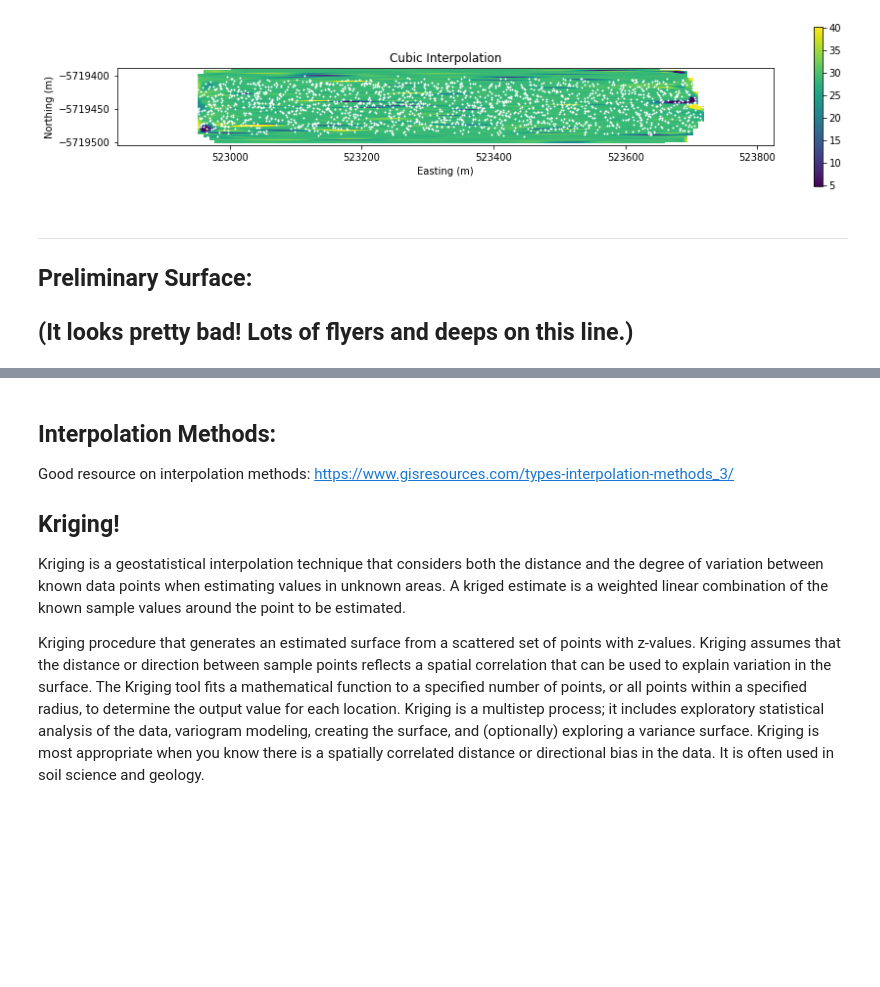
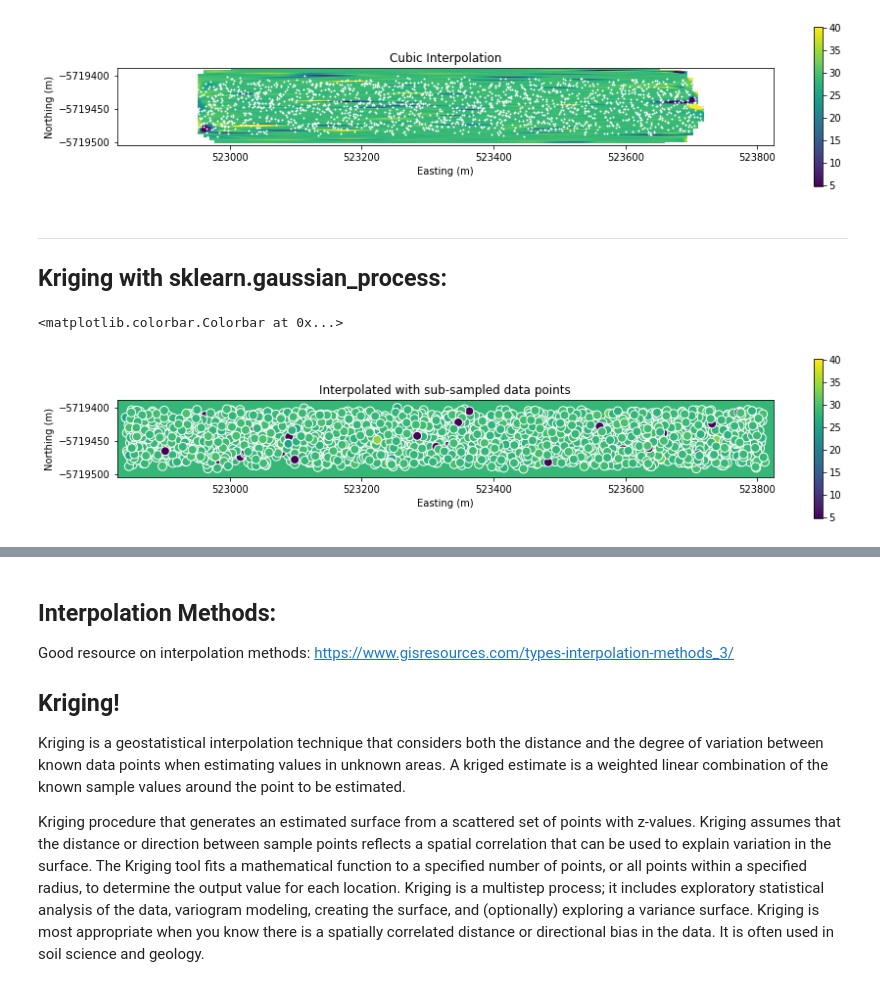
Before and after one commit to monsterkittykitty/CS_IndependentStudy, a Jupyter notebook: MultibeamAnalysis.ipynb, the cells around one changed output, grey strips where cells are left out. Cells and saved outputs as stored; diff of their text form; code cells hidden in the pictures; blank space fills up the shorter version.

Commit message:
Added gaussian process and spline.

```diff
--- a/MultibeamAnalysis.ipynb
+++ b/MultibeamAnalysis.ipynb
@@ -329,8 +360,3 @@ fig.colorbar(im, shrink=0.2)
 [figure]
 [figure]
 [figure]
-# %% [markdown]
-------------------------------------------------------------
-## Preliminary Surface:
-(It looks pretty bad! Lots of flyers and deeps on this line.)
-------------------------------------------------------------
@@ -367,0 +363,26 @@ fig.tight_layout(pad=2)
+# %% [markdown]
+------------------------------------------------------------
+Kriging with sklearn.gaussian_process:
+------------------------------------------------------------
+# %%
+# RBF = Radial Basis Function
+kernel = RBF(length_scale=0.1)
+
+# Larger alpha values imply more noise in the input data
+gp = GaussianProcessRegressor(normalize_y=True, alpha=0.1, kernel=kernel)
+
+gp.fit(points, z_sub)
+x_grid = np.stack([grid_x.ravel(), grid_y.ravel()]).T
+y_grid = gp.predict(x_grid).reshape(grid_x.shape)
+# %%
+fig, ax = plt.subplots(figsize=(15,15))
+im = plt.imshow(y_grid.T, origin="lower", extent=extent, vmin=data["depth"].min(), vmax=data["depth"].max())
+pts = plt.scatter(x_sub, y_sub, c=z_sub, s=80, edgecolors='w', vmin=data["depth"].min(), vmax=data["depth"].max())
+ax.ticklabel_format(useOffset=False, style='plain')
+ax.set_xlabel("Easting (m)")
+ax.set_ylabel("Northing (m)")
+ax.set_title("Interpolated with sub-sampled data points")
+fig.colorbar(im, shrink=0.2)
+# %% [output]
+<matplotlib.colorbar.Colorbar at 0x...>
+[figure, added]
```
Also changed, not shown: parts of 14 cells of this notebook.
